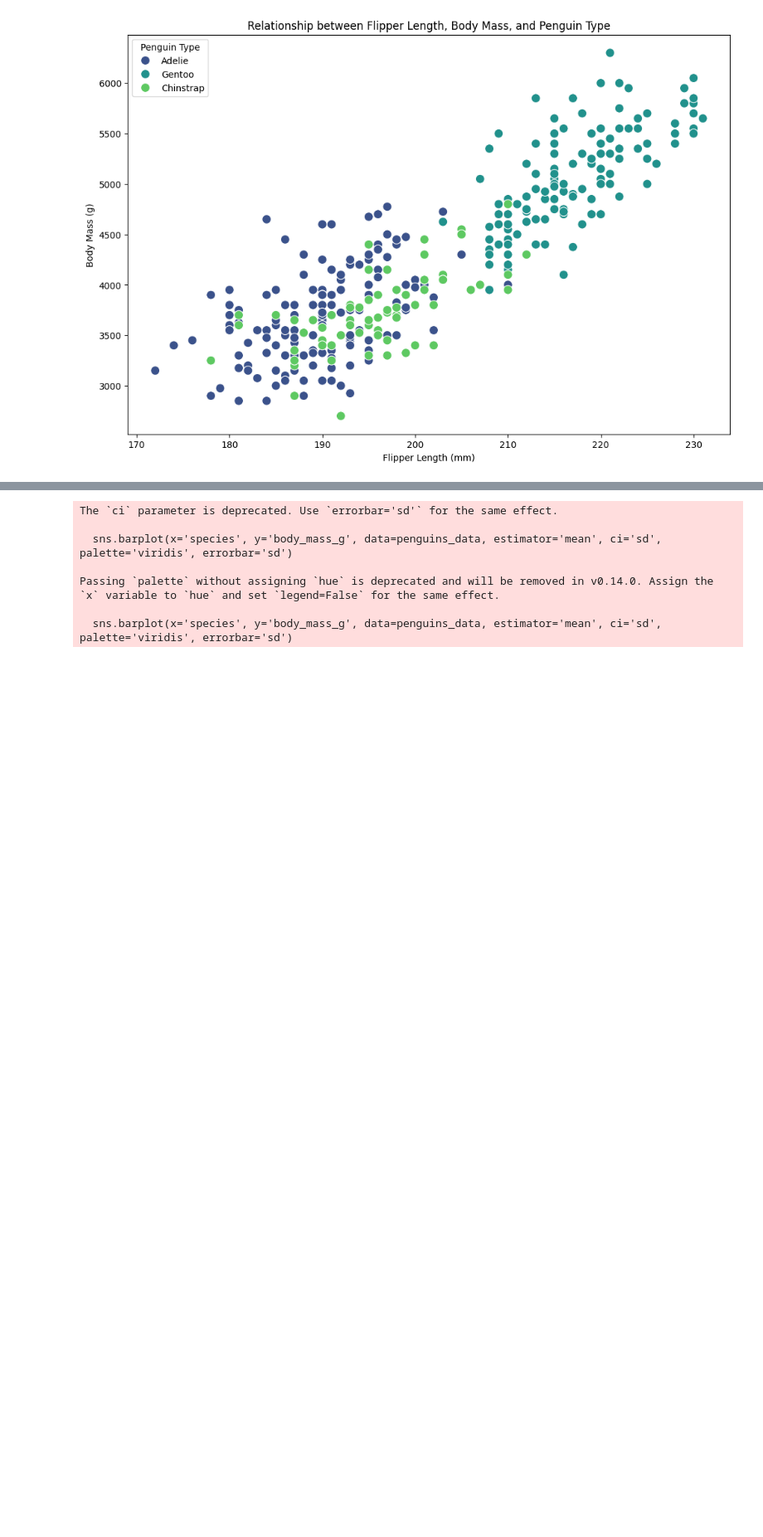
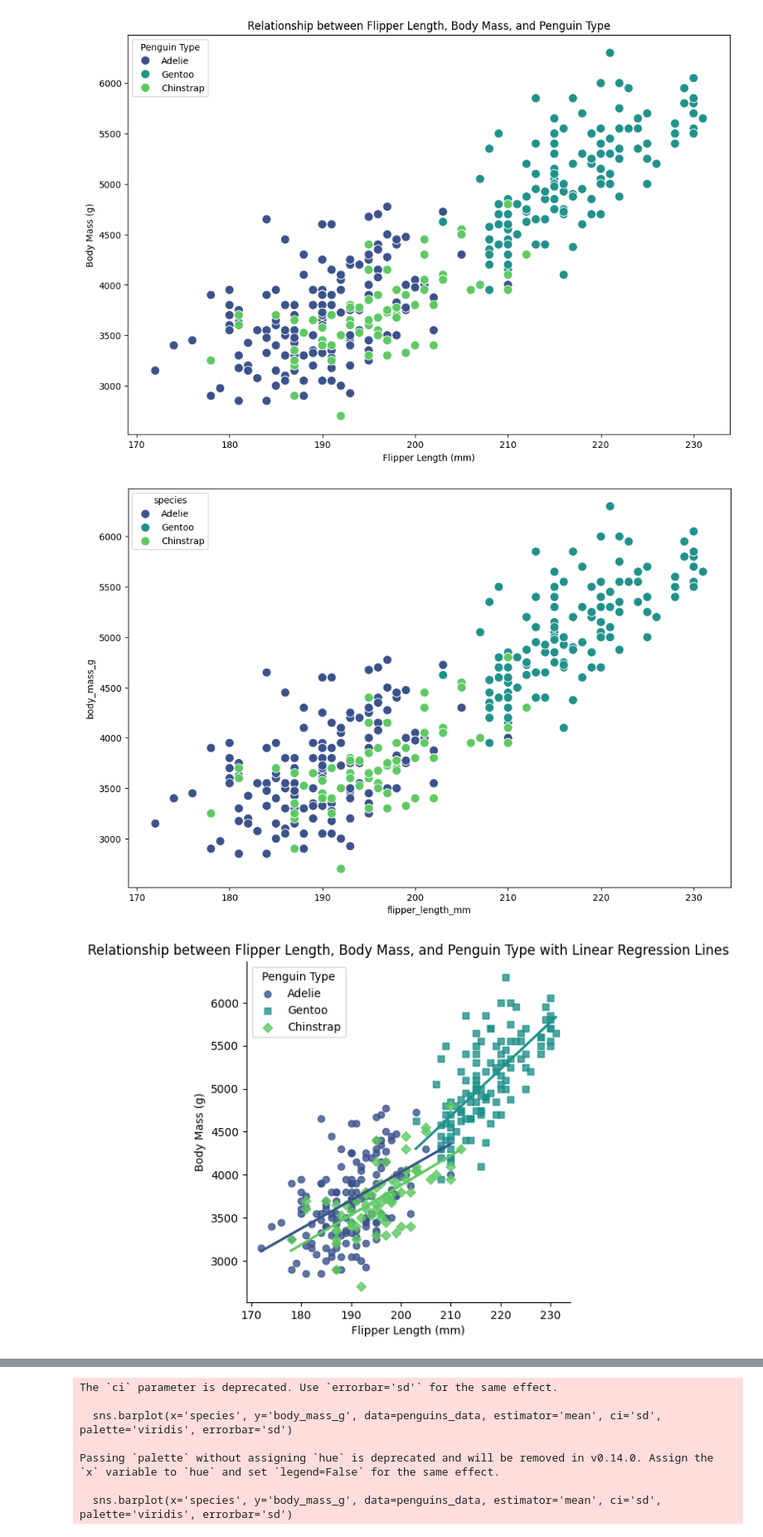
Before and after one commit to Dr3wL/Comsc-230-Final-Project, a Jupyter notebook: Graphs.ipynb, the cells around one changed output, grey strips where cells are left out. Shown at 83% size. Saved outputs shown, nothing was run; the diff lists cells and outputs as text; code cells hidden in the pictures; blank space fills up the shorter version.

```diff
--- a/Graphs.ipynb
+++ b/Graphs.ipynb
@@ -20,6 +20,32 @@ plt.legend(title='Penguin Type')
 plt.show()
 # %% [output]
 [figure]
+# %%
+import pandas as pd
+import seaborn as sns
+import matplotlib.pyplot as plt
+
+# Load the data from the CSV file
+penguins_data = pd.read_csv('penguins.csv')
+
+# Create a scatter plot to visualize the relationship between penguin type, flipper length, and body mass
+plt.figure(figsize=(12, 8))
+sns.scatterplot(x='flipper_length_mm', y='body_mass_g', hue='species', data=penguins_data, palette='viridis', s=100)
+
+# Add linear regression lines
+sns.lmplot(x='flipper_length_mm', y='body_mass_g', hue='species', data=penguins_data, palette='viridis', ci=None, markers=["o", "s", "D"], legend=False)
+
+# Customize the plot
+plt.title('Relationship between Flipper Length, Body Mass, and Penguin Type with Linear Regression Lines')
+plt.xlabel('Flipper Length (mm)')
+plt.ylabel('Body Mass (g)')
+plt.legend(title='Penguin Type')
+
+# Show the plot
+plt.show()
+# %% [output]
+[figure, added]
+[figure, added]
 # %%
 import pandas as pd
 import seaborn as sns
```
